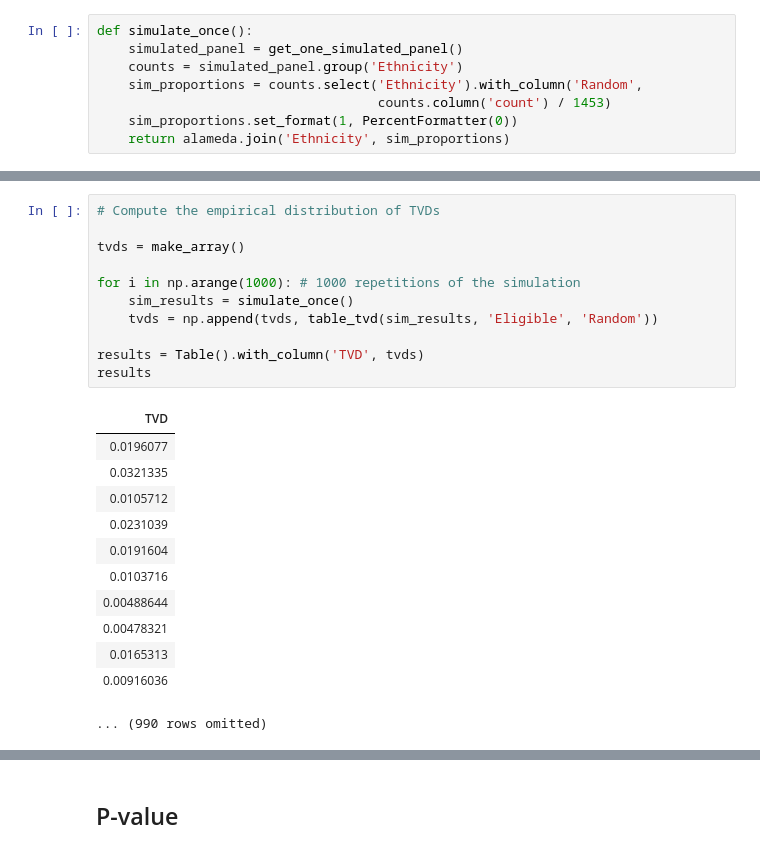
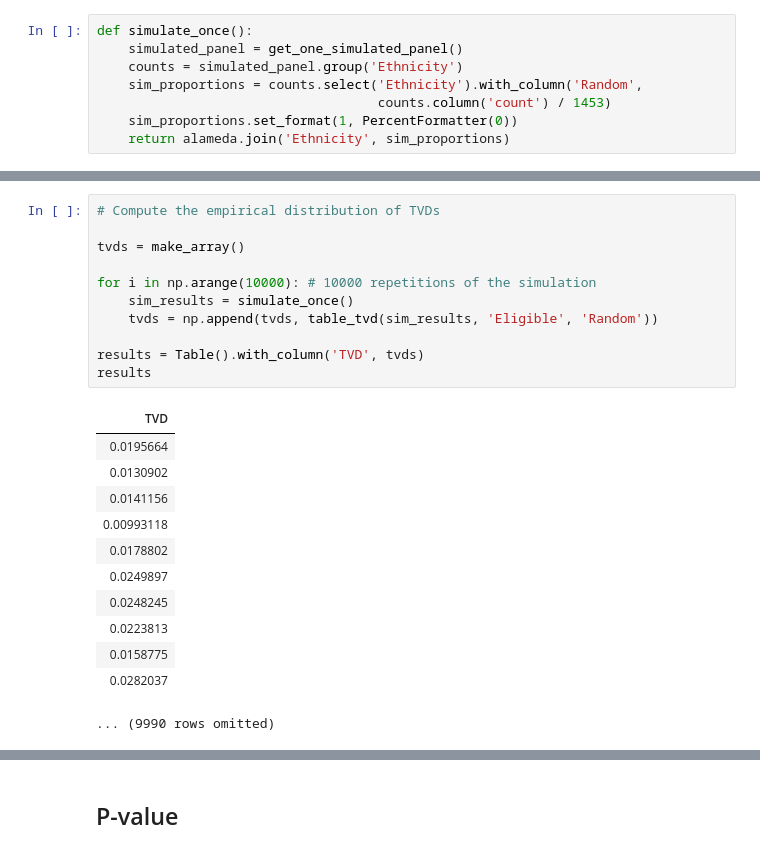
Before and after one commit to bobjacobsen/csc-datascience, a Jupyter notebook: ds8/lec19.ipynb, the cells around one changed output, grey strips where cells are left out. Saved outputs shown, nothing was run; the diff lists cells and outputs as text.

```diff
--- a/ds8/lec19.ipynb
+++ b/ds8/lec19.ipynb
@@ -175,27 +175,27 @@ simulate_once()
 # %%
 # Compute the empirical distribution of TVDs
 
 tvds = make_array()
 
-for i in np.arange(1000): # 1000 repetitions of the simulation
+for i in np.arange(10000): # 10000 repetitions of the simulation
     sim_results = simulate_once()
     tvds = np.append(tvds, table_tvd(sim_results, 'Eligible', 'Random'))
 
 results = Table().with_column('TVD', tvds)
 results
 # %% [output]
 | TVD |
-| 0.0196077 |
-| 0.0321335 |
-| 0.0105712 |
-| 0.0231039 |
-| 0.0191604 |
-| 0.0103716 |
-| 0.00488644 |
-| 0.00478321 |
-| 0.0165313 |
-| 0.00916036 |
+| 0.0195664 |
+| 0.0130902 |
+| 0.0141156 |
+| 0.00993118 |
+| 0.0178802 |
+| 0.0249897 |
+| 0.0248245 |
+| 0.0223813 |
+| 0.0158775 |
+| 0.0282037 |
-... (990 rows omitted)
+... (9990 rows omitted)
 # %%
 results.hist(bins=np.arange(0, 0.2, 0.01))
 # %% [output]
```
Also changed, not shown: parts of 12 cells of this notebook, 4 other files.
